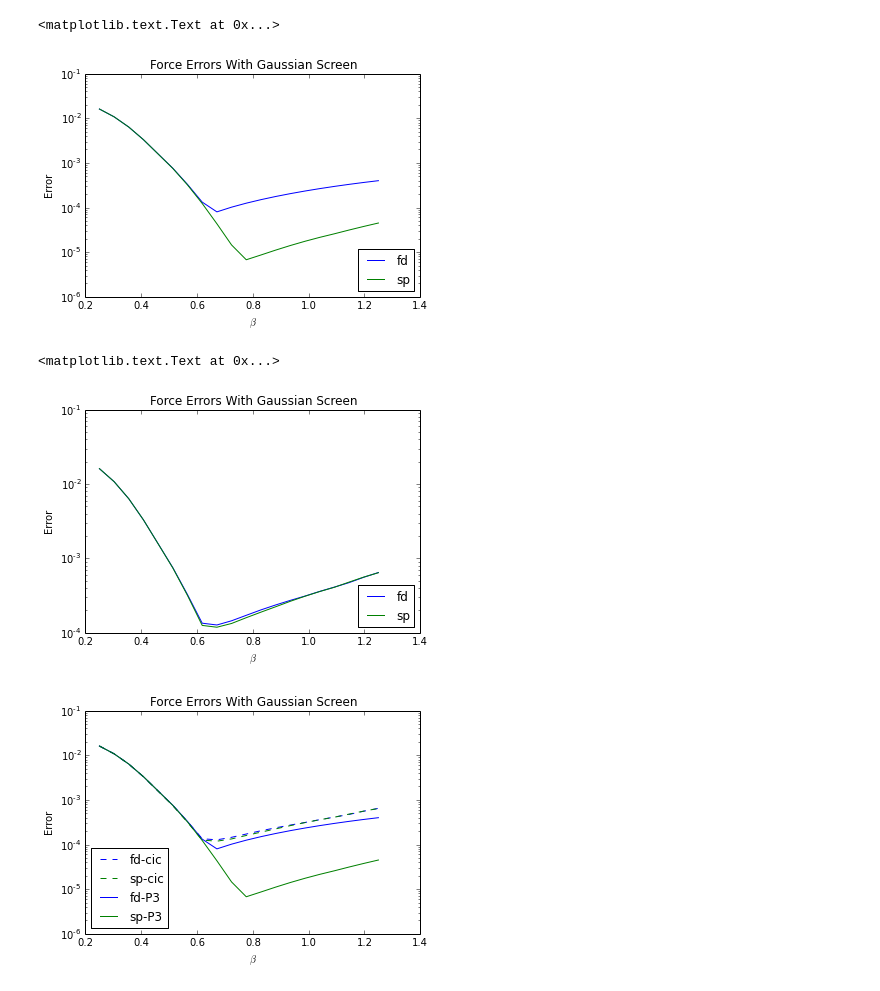
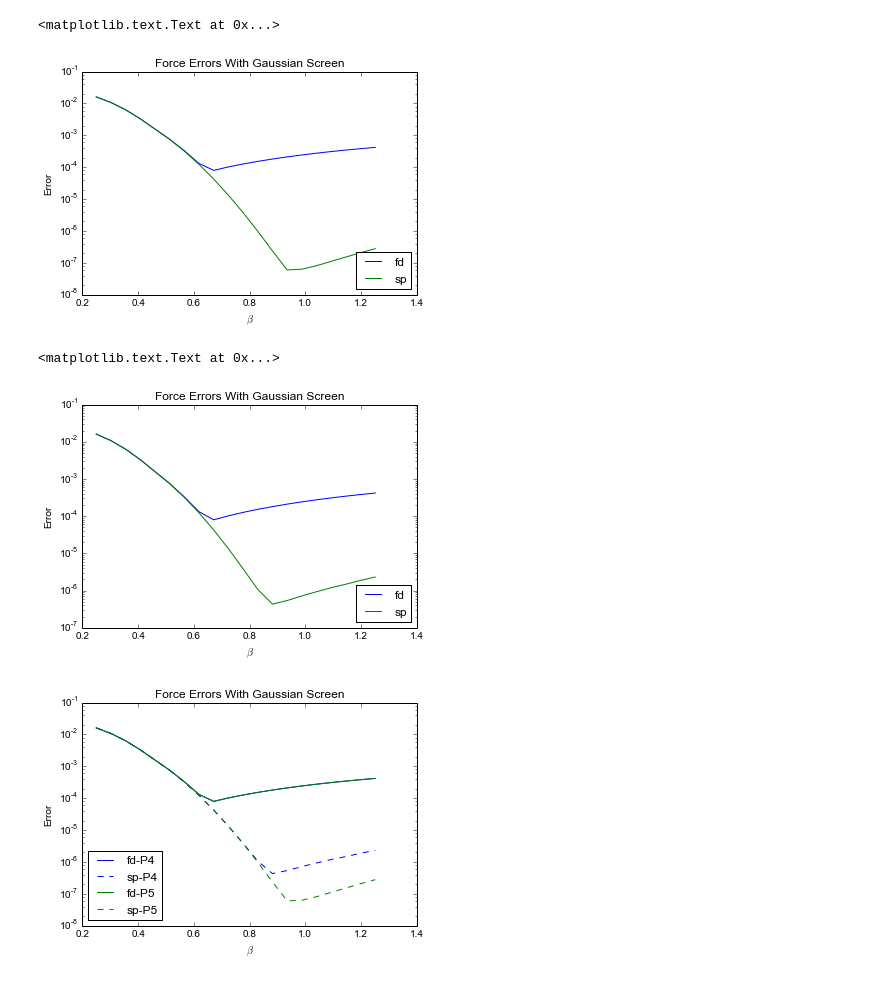
Before and after one commit to dreamer2368/py3d3v, a Jupyter notebook: py3d3v/ewald-sum.ipynb, the cells around one changed output. Saved outputs shown, nothing was run; the diff lists cells and outputs as text; code cells hidden in the pictures.

```diff
--- a/py3d3v/ewald-sum.ipynb
+++ b/py3d3v/ewald-sum.ipynb
@@ -48,6 +48,6 @@ plt.semilogy(mmax_vals[1:], max_change)
 # %%
-particle_shape = 3
-
+particle_shape = 5
+p1 = particle_shape
 errs_fd = []
 errs_sp = []
 for beta in beta_vals:
@@ -83,10 +83,10 @@ plt.title("Force Errors With Gaussian Screen")
 #plt.savefig("fe-gaussian.pdf")
 # %% [output]
 <matplotlib.text.Text at 0x...>
-[figure, old version]
+[figure, new version]
 # %%
-particle_shape = 2
-
+particle_shape = 4
+p2 = particle_shape
 errs_fd = []
 errs_sp = []
 for beta in beta_vals:
@@ -122,19 +122,23 @@ plt.title("Force Errors With Gaussian Screen")
 #plt.savefig("fe-gaussian.pdf")
 # %% [output]
 <matplotlib.text.Text at 0x...>
-[figure, old version]
+[figure, new version]
 # %%
-plt.semilogy(beta_vals, errs_fd_cic, 'b--', label="fd-cic")
-plt.semilogy(beta_vals, errs_sp_cic, 'g--', label="sp-cic")
-plt.semilogy(beta_vals, errs_fd_b3, 'b', label="fd-P3")
-plt.semilogy(beta_vals, errs_sp_b3, 'g', label="sp-P3")
+plt.semilogy(beta_vals, errs_fd_cic, 'b',
+             label="fd-P%i"%(p2,))
+plt.semilogy(beta_vals, errs_sp_cic, 'b--',
+             label="sp-P%i"%(p2,))
+plt.semilogy(beta_vals, errs_fd_b3, 'g',
+             label="fd-P%i"%(p1,))
+plt.semilogy(beta_vals, errs_sp_b3, 'g--',
+             label="sp-P%i"%(p1,))
 plt.legend(loc='lower left')
 plt.xlabel("$\\beta$")
 plt.ylabel("Error")
 plt.title("Force Errors With Gaussian Screen")
 plt.savefig("shape-errors-combined.pdf")
 # %% [output]
-[figure, old version]
+[figure, new version]
 # %%
 particle_shape = 2
 
```
Also changed, not shown: parts of 2 cells of this notebook, 1 other file.
